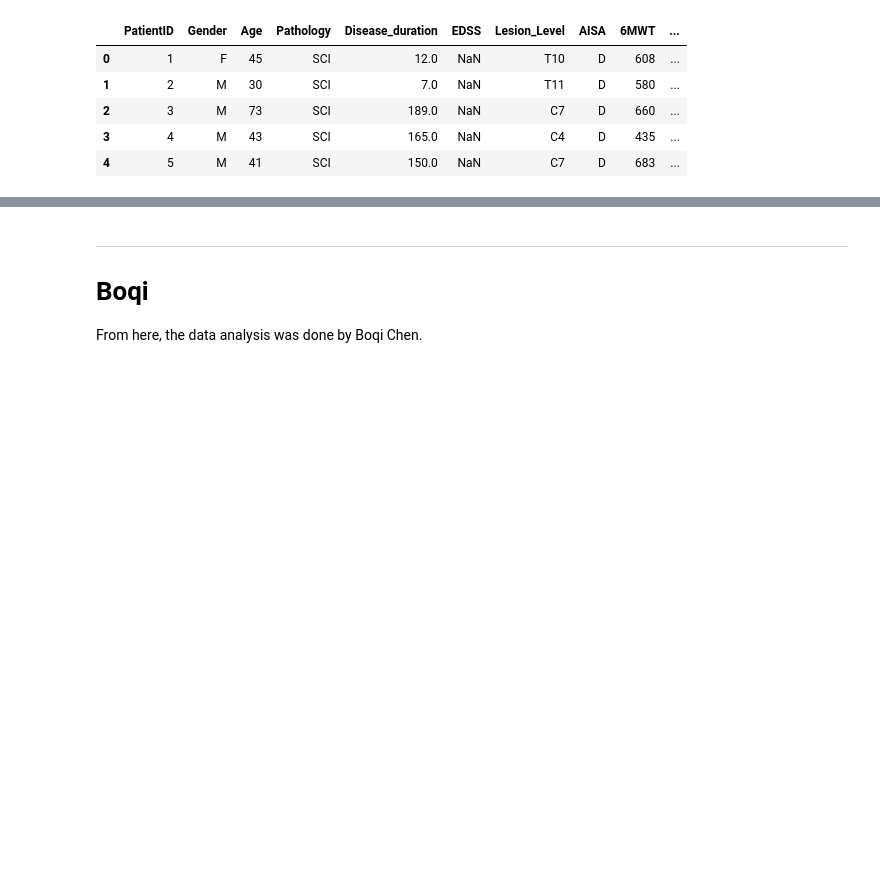
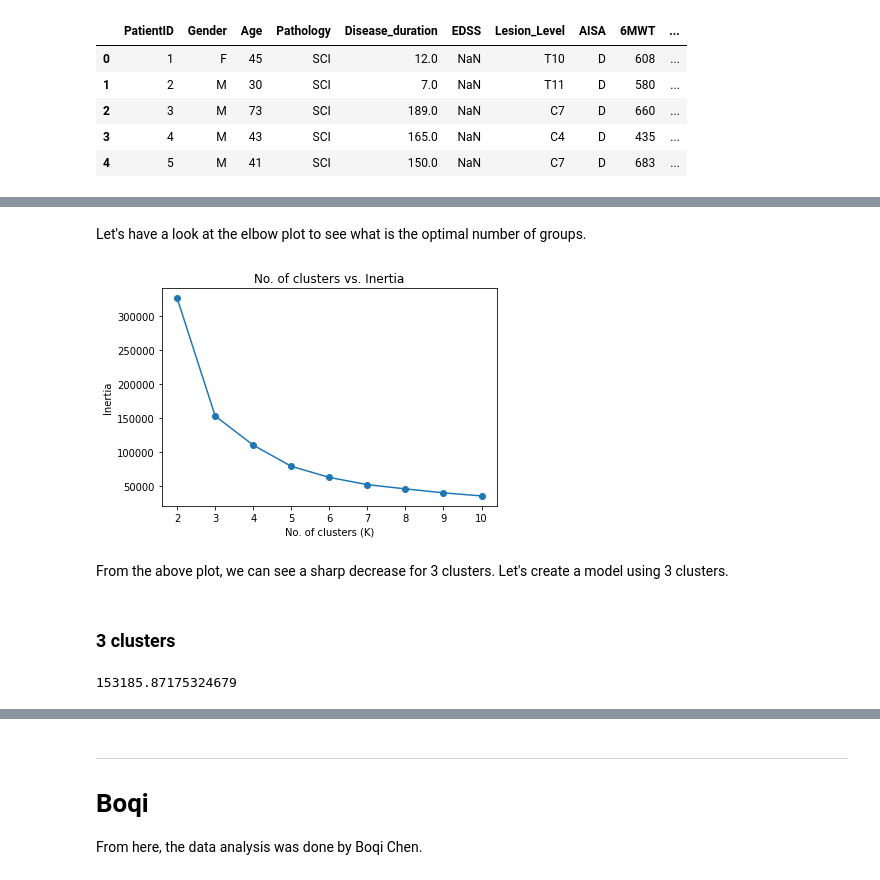
Before and after one commit to paulinegut/Gait-analysis, a Jupyter notebook: FinalProject_6MWTprediction.ipynb, the cells around one changed output, grey strips where cells are left out. Cells and saved outputs as stored; diff of their text form; code cells hidden in the pictures; blank space fills up the shorter version.

```diff
--- a/FinalProject_6MWTprediction.ipynb
+++ b/FinalProject_6MWTprediction.ipynb
@@ -648,0 +661,6 @@ for i in range(1, 38):
+# %%
+# Let's create a dataframe with our features of interest
+X = pd.DataFrame()
+X['PatientID'] = demographics['PatientID']
+X['6MWT'] = demographics['6MWT']
+X.head()
@@ -648,0 +674,25 @@ for i in range(1, 38):
+# %% [markdown]
+Let's have a look at the elbow plot to see what is the optimal number of groups.
+# %%
+options = range(2,11)
+inertias = []
+
+for n_clusters in options:
+    model = KMeans(n_clusters, random_state=42).fit(X)
+    inertias.append(model.inertia_)
+
+plt.title("No. of clusters vs. Inertia")
+plt.plot(options, inertias, '-o')
+plt.xlabel('No. of clusters (K)')
+plt.ylabel('Inertia');
+# %% [output]
+[figure, added]
+# %% [markdown]
+From the above plot, we can see a sharp decrease for 3 clusters. Let's create a model using 3 clusters.
+# %% [markdown]
+### 3 clusters
+# %%
+model = KMeans(n_clusters = 3, random_state=42).fit(X)
+model.inertia_
+# %% [output]
+153185.87175324679
```
Also changed, not shown: parts of 36 cells of this notebook.
